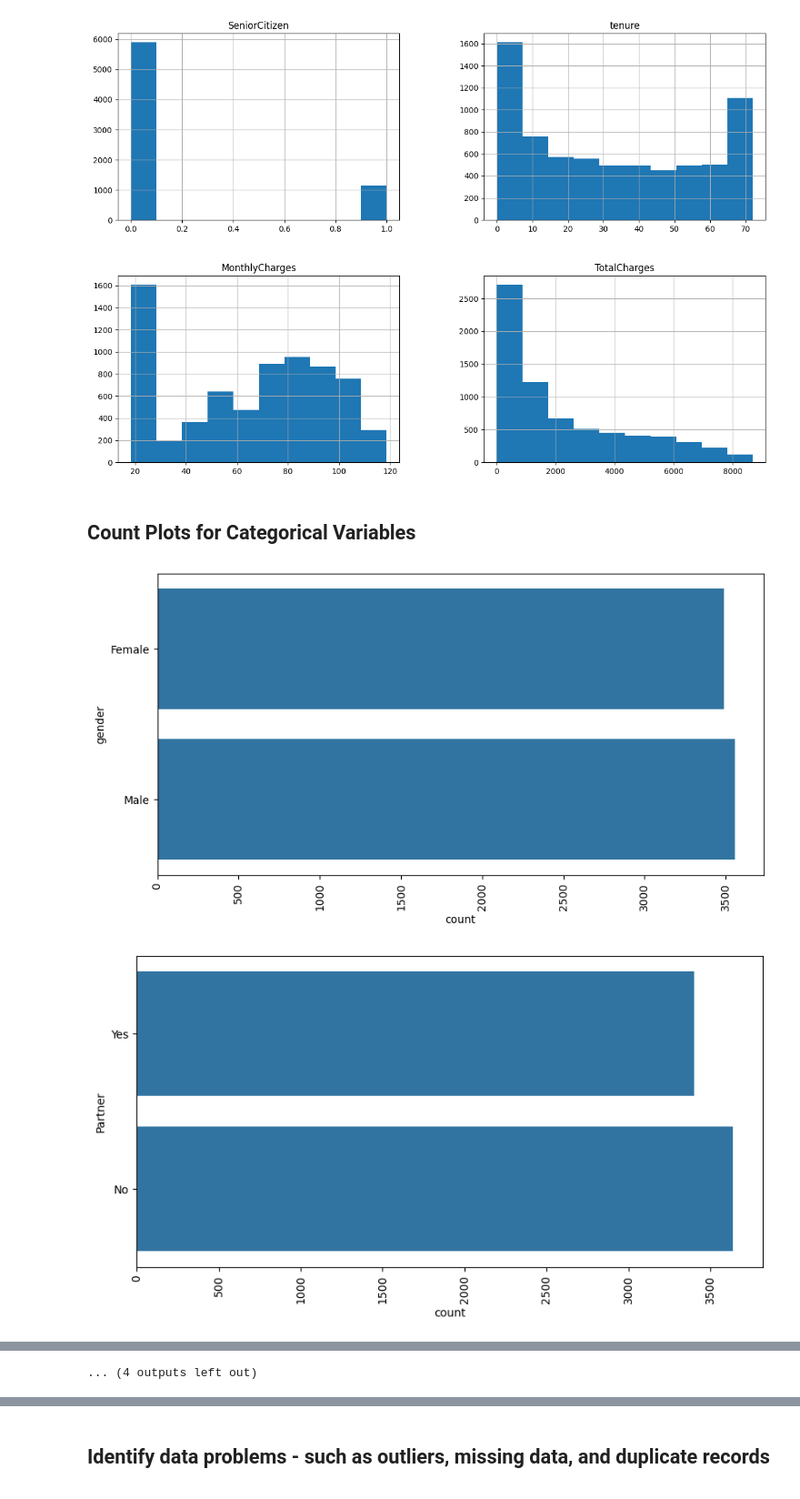
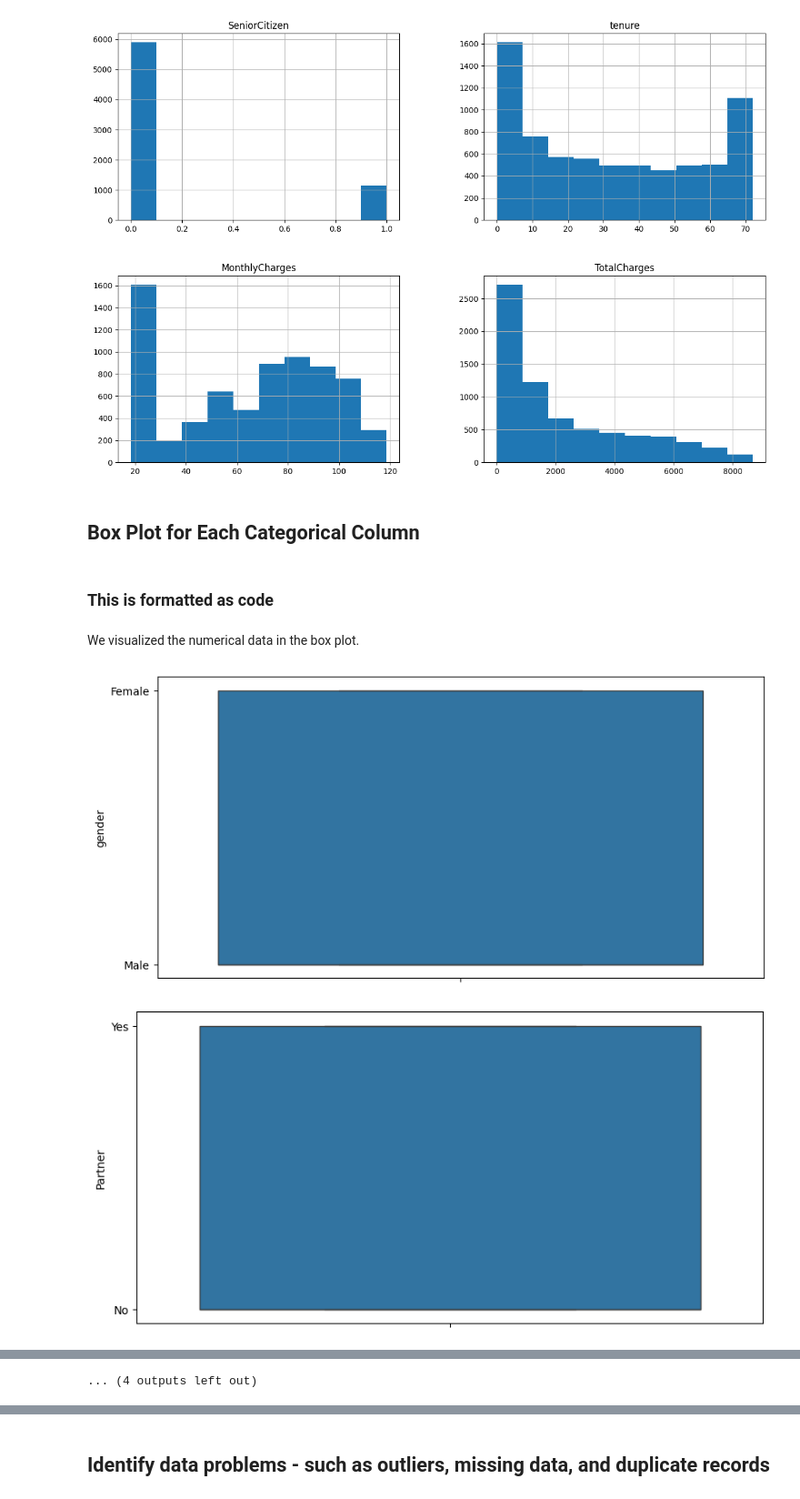
Before and after one commit to kishon45229/Customer-Churn-Prediction-in-Telecom-Industry, a Jupyter notebook: Understanding_of_Data.ipynb, the cells around one changed output, grey strips where cells are left out. Shown at 91% size. Saved outputs shown, nothing was run; the diff lists cells and outputs as text; code cells hidden in the pictures.

```diff
--- a/Understanding_of_Data.ipynb
+++ b/Understanding_of_Data.ipynb
@@ -118,13 +123,17 @@ plt.show()
 # %% [output]
 [figure]
 # %% [markdown]
-## **Count Plots for Categorical Variables**
+## **Box Plot for Each Categorical Column**
+# %% [markdown]
+### **This is formatted as code**
+# %% [markdown]
+We visualized the numerical data in the box plot.
 # %%
 for column in datafile.drop(columns='customerID').select_dtypes(include=['object']).columns:
     plt.figure(figsize=(10, 5))
-    sns.countplot(datafile[column])
+    sns.boxplot(data=datafile, y=column)
     plt.xticks(rotation=90)
     plt.show()
 # %% [output]
-[figure, old version]
+[figure, new version]
-[figure, old version]
+[figure, new version]
```
Also changed, not shown: parts of 7 cells of this notebook.
